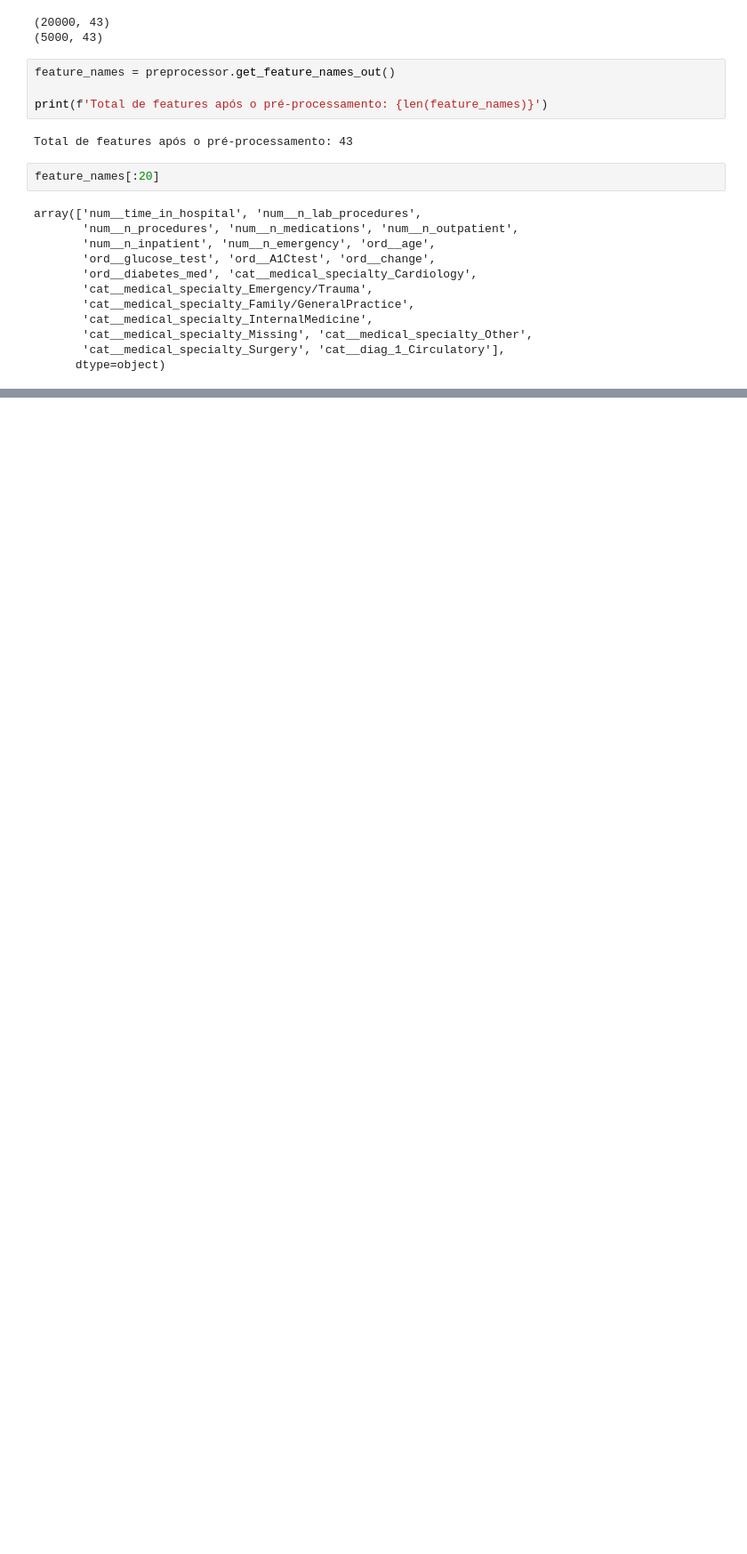
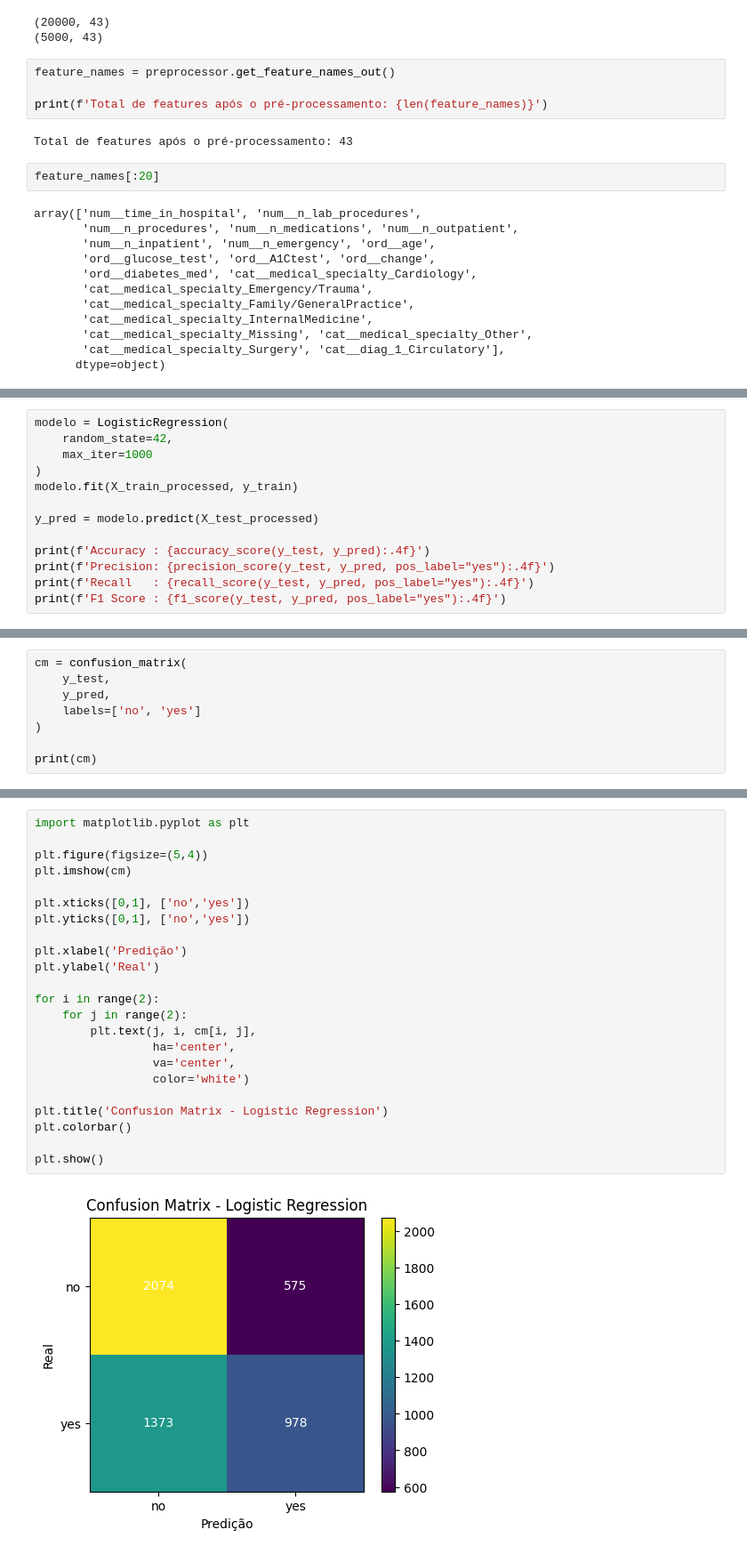
Before and after one commit to Lobato2310/datascience_playground, a Jupyter notebook: hospital_readmission_prediction/notebooks/02_data_preparation.ipynb, the cells around one changed output, grey strips where cells are left out. Shown at 89% size. Cells and saved outputs as stored; diff of their text form; blank space fills up the shorter version.

```diff
--- a/hospital_readmission_prediction/notebooks/02_data_preparation.ipynb
+++ b/hospital_readmission_prediction/notebooks/02_data_preparation.ipynb
@@ -205,0 +210,13 @@ array(['num__time_in_hospital', 'num__n_lab_procedures',
+# %%
+modelo = LogisticRegression(
+    random_state=42,
+    max_iter=1000
+)
+modelo.fit(X_train_processed, y_train)
+
+y_pred = modelo.predict(X_test_processed)
+
+print(f'Accuracy : {accuracy_score(y_test, y_pred):.4f}')
+print(f'Precision: {precision_score(y_test, y_pred, pos_label="yes"):.4f}')
+print(f'Recall   : {recall_score(y_test, y_pred, pos_label="yes"):.4f}')
+print(f'F1 Score : {f1_score(y_test, y_pred, pos_label="yes"):.4f}')
@@ -205,0 +239,8 @@ array(['num__time_in_hospital', 'num__n_lab_procedures',
+# %%
+cm = confusion_matrix(
+    y_test,
+    y_pred,
+    labels=['no', 'yes']
+)
+
+print(cm)
@@ -205,0 +250,25 @@ array(['num__time_in_hospital', 'num__n_lab_procedures',
+# %%
+import matplotlib.pyplot as plt
+
+plt.figure(figsize=(5,4))
+plt.imshow(cm)
+
+plt.xticks([0,1], ['no','yes'])
+plt.yticks([0,1], ['no','yes'])
+
+plt.xlabel('Predição')
+plt.ylabel('Real')
+
+for i in range(2):
+    for j in range(2):
+        plt.text(j, i, cm[i, j],
+                 ha='center',
+                 va='center',
+                 color='white')
+
+plt.title('Confusion Matrix - Logistic Regression')
+plt.colorbar()
+
+plt.show()
+# %% [output]
+[figure, added]
```
Also changed, not shown: parts of 16 cells of this notebook.
